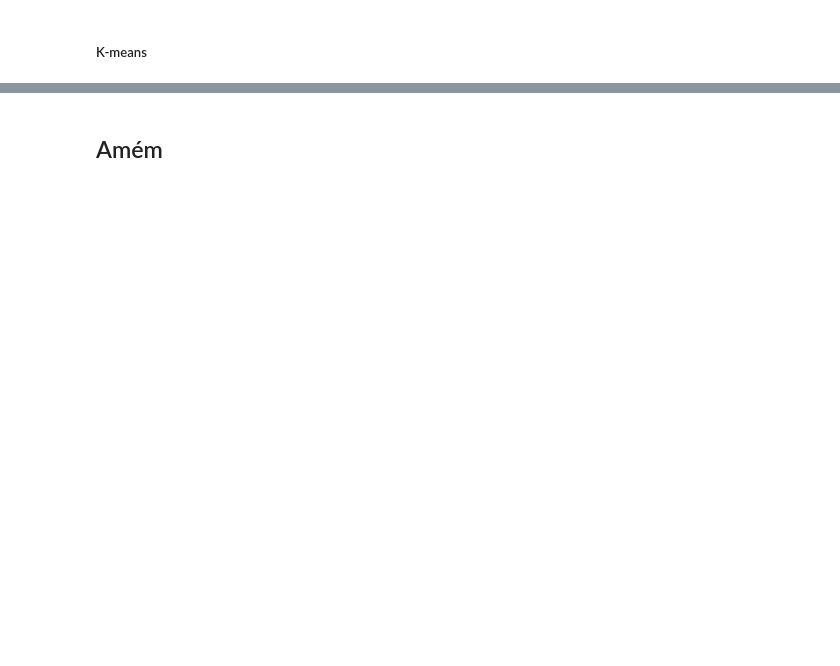
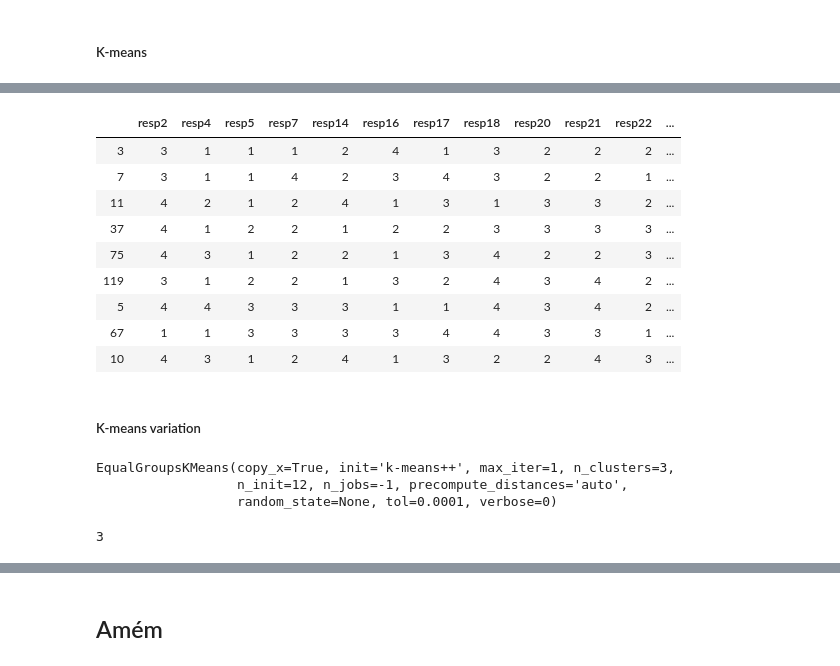
Before and after one commit to JPy95/Sigmund, a Jupyter notebook: ML/ML Sigmund.ipynb, the cells around one changed output, grey strips where cells are left out. Drawn from its saved outputs; the diff is of its cells as text; code cells hidden in the pictures; blank space fills up the shorter version.

```diff
--- a/ML/ML Sigmund.ipynb
+++ b/ML/ML Sigmund.ipynb
@@ -289,0 +165,20 @@ completeness.mean()*100
+# %%
+#modelo
+from sklearn.cluster import KMeans
+from sklearn.preprocessing import Normalizer
+
+dadosTeste = dadosFS.drop(columns='classificacao')
+baseTeste = dadosTeste[dadosTeste['classificacao1']==1].head(15)
+baseTeste = baseTeste.append(dadosTeste[dadosTeste['classificacao1']==2].head(10))
+baseTeste = baseTeste.append(dadosTeste[dadosTeste['classificacao1']==3].head(3))
+baseTeste = baseTeste.append(dadosTeste[dadosTeste['classificacao1']==4].head(2))
+
+# Separando o array em componentes de input e output
+X = baseTeste.values[:,:-1]
+
+# Gerando os dados normalizados
+scaler = Normalizer().fit(X)
+normalizedX = scaler.transform(X)
+
+# Criando o modelo
+kmeans = KMeans(n_clusters=6).fit(normalizedX)
@@ -289,0 +189,3 @@ completeness.mean()*100
+# %%
+baseTeste['grupo'] = kmeans.labels_
+len(baseTeste[baseTeste['grupo'] == 0])
@@ -289,0 +255,15 @@ completeness.mean()*100
+# %%
+baseTeste[baseTeste['grupo'] == 5]
+# %% [output]
+|  | resp2 | resp4 | resp5 | resp7 | resp14 | resp16 | resp17 | resp18 | resp20 | resp21 | resp22 | ... |
+| 3 | 3 | 1 | 1 | 1 | 2 | 4 | 1 | 3 | 2 | 2 | 2 | ... |
+| 7 | 3 | 1 | 1 | 4 | 2 | 3 | 4 | 3 | 2 | 2 | 1 | ... |
+| 11 | 4 | 2 | 1 | 2 | 4 | 1 | 3 | 1 | 3 | 3 | 2 | ... |
+| 37 | 4 | 1 | 2 | 2 | 1 | 2 | 2 | 3 | 3 | 3 | 3 | ... |
+| 75 | 4 | 3 | 1 | 2 | 2 | 1 | 3 | 4 | 2 | 2 | 3 | ... |
+| 119 | 3 | 1 | 2 | 2 | 1 | 3 | 2 | 4 | 3 | 4 | 2 | ... |
+| 5 | 4 | 4 | 3 | 3 | 3 | 1 | 1 | 4 | 3 | 4 | 2 | ... |
+| 67 | 1 | 1 | 3 | 3 | 3 | 3 | 4 | 4 | 3 | 3 | 1 | ... |
+| 10 | 4 | 3 | 1 | 2 | 4 | 1 | 3 | 2 | 2 | 4 | 3 | ... |
+# %% [markdown]
+##### K-means variation
@@ -289,0 +302,10 @@ completeness.mean()*100
+# %%
+kmeans
+# %% [output]
+EqualGroupsKMeans(copy_x=True, init='k-means++', max_iter=1, n_clusters=3,
+                  n_init=12, n_jobs=-1, precompute_distances='auto',
+                  random_state=None, tol=0.0001, verbose=0)
+# %%
+findBestCluster(X)
+# %% [output]
+3
```
Also changed, not shown: parts of 51 cells of this notebook, 1 other file.
